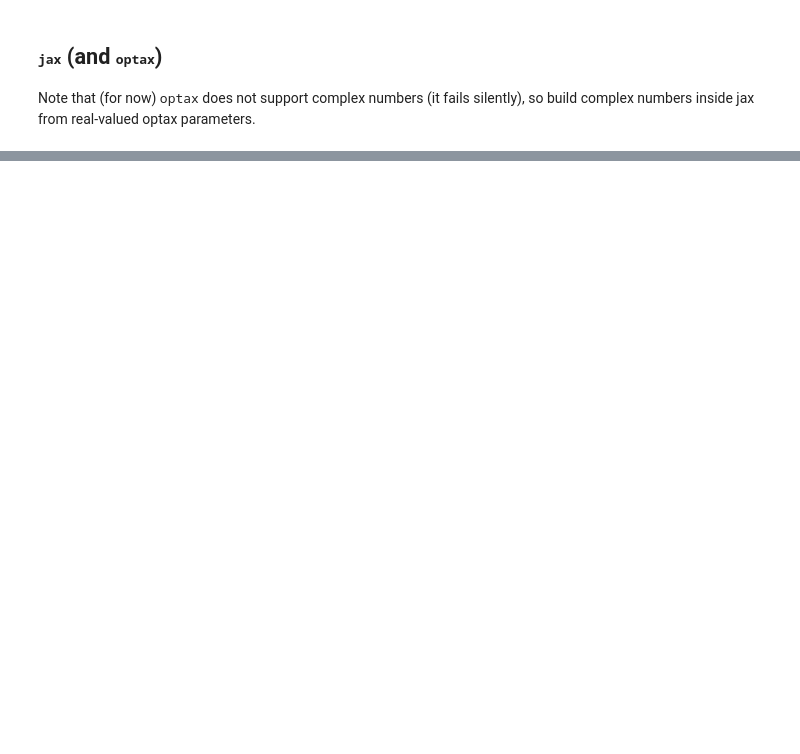
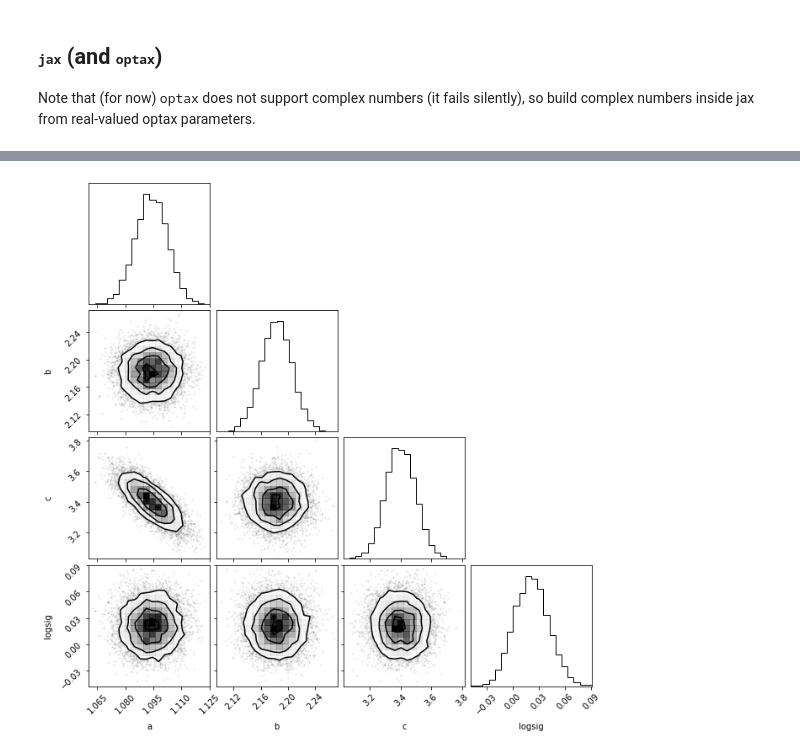
Before and after one commit to AaronParsons/ugradio, a Jupyter notebook: jupyter_tutorials/lab3/Fitting Tutorial.ipynb, the cells around one changed output, grey strips where cells are left out. Cells and saved outputs as stored; diff of their text form; code cells hidden in the pictures; blank space fills up the shorter version.

Commit message:
Updated Fitting Tutorial with emcee

```diff
--- a/jupyter_tutorials/lab3/Fitting Tutorial.ipynb
+++ b/jupyter_tutorials/lab3/Fitting Tutorial.ipynb
@@ -162,5 +164,8 @@ Chi-sq: 2.85e+02, Reduced Chi-sq:    1.12
 # %%
+import emcee
+
 class Uniform:
+    '''Model a flat (uniform) prior of a variable.'''
     def __init__(self, name, lower, upper):
         self.name = name
         self.lower = lower
@@ -174,6 +179,7 @@ class Uniform:
             return -np.inf
 
 class Normal:
+    '''Model a normal (gaussian distributed) prior of a variable.'''
     def __init__(self, name, mean, sigma):
         self.name = name
         self.mean = mean
@@ -185,16 +191,10 @@ class Normal:
 
 
 prms = {
-    'dly': Uniform('dly', lower=-50e-9, upper=-10e-9),
-    'amp': Uniform('amp', lower=0.1, upper=1),
-    #'bew': Uniform('bew', lower=best_ew-0.2, upper=best_ew+0.2),
-    'bew': Normal('bew', mean=best_ew, sigma=0.01),
-    'bns': Uniform('bns', lower=1, upper=2),
-    #'bns': Normal('bns', mean=best_ns, sigma=0.017),
-    #'rsn': Uniform('rsn', lower=0.001, upper=0.006),
-    #'rsne': Uniform('rsne', lower=0.001, upper=0.006),
-    #'rsnn': Uniform('rsnn', lower=0.001, upper=0.006),
-    'logsig': Uniform('logsig', lower=-1.0, upper=-0.7),
+    'a': Uniform('a', lower=-5, upper=5),
+    'b': Uniform('b', lower=-5, upper=5),
+    'c': Uniform('c', lower=-5, upper=5),
+    'logsig': Uniform('logsig', lower=-1.0, upper=1.0),
 }
 prm_order = list(sorted(prms.keys()))
 nprms = len(prm_order)
@@ -206,26 +206,19 @@ def log_likelihood(y, yhat, sig_noise):
     L = -0.5 * (np.log(2 * np.pi * sig_noise**2) + np.abs(y - yhat)**2 / sig_noise**2 )
     return np.sum(L)
 
-def log_probability(prms, lsts, freqs, y):
-    logsig = prms[-1]
+def log_probability(prms, x, y_meas):
+    a, b, c, logsig = prms
     prms = dict(zip(prm_order, prms))
     lp = log_prior(**prms)
     if not np.isfinite(lp):
         return -np.inf
-    yhat = full_sim(lsts, freqs, **prms)
-    return lp + log_likelihood(y, yhat, 10**logsig)
+    yhat = model(x, a, b, c)
+    return lp + log_likelihood(y_meas, yhat, 10**logsig)
 
-nwalkers = nprms * 4
+nwalkers = 12
 sol0 = np.array([[prms[k].start_val() for _ in range(nwalkers)] for k in prm_order]).T
 
-CH0, CH1 = 20, 45
-CDEC = 4
-#T0, T1 = 8000, 23000
-T0, T1 = 3000, 7000
-#T0, T1 = 0, -1
-TDEC = 2
-sampler = emcee.EnsembleSampler(nwalkers, nprms, log_probability,
-                                args=(lsts[T0:T1:TDEC], freqs[CH0:CH1:CDEC], data_cal[T0:T1:TDEC,CH0:CH1:CDEC]))
+sampler = emcee.EnsembleSampler(nwalkers, nprms, log_probability, args=(x, y_meas))
 sampler.run_mcmc(sol0, 5000, progress=True);
 # %%
 trace = sampler.get_chain(discard=1200, thin=5)
@@ -238,0 +235,5 @@ if PLOT:
+# %%
+import corner
+_ = corner.corner(trace)
+# %% [output]
+[figure, added]
```
Also changed, not shown: parts of 10 cells of this notebook.
